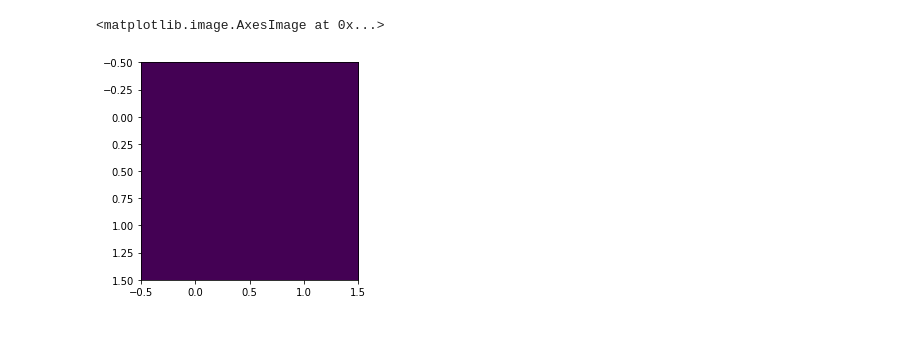
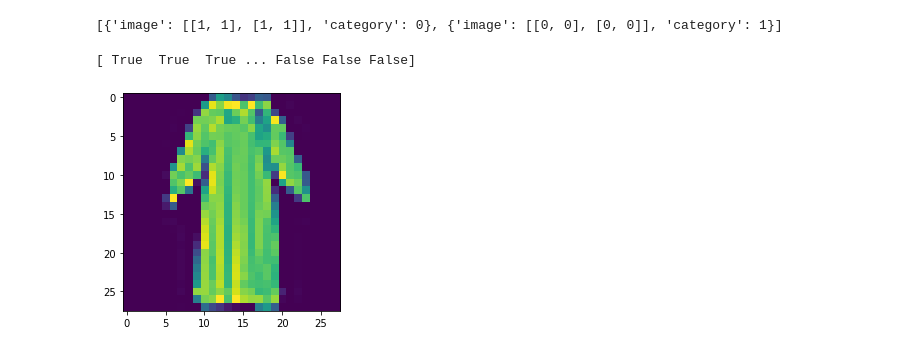
Before and after one commit to iQuHACK/2023_IonQ_Remote, a Jupyter notebook: part1_example_qiskit.ipynb, the cells around one changed output. Drawn from its saved outputs; the diff is of its cells as text; code cells hidden in the pictures.

```diff
--- a/part1_example_qiskit.ipynb
+++ b/part1_example_qiskit.ipynb
@@ -61,11 +61,22 @@ def image_mse(image1,image2):
+# %%
+#load the mock data (for testing only)
+files=os.listdir("mock_data")
+dataset=list()
+for file in files:
+    with open('mock_data/'+file, "r") as infile:
+        loaded = json.load(infile)
+        dataset.append(loaded)
+
+print(dataset)
+# %% [output]
+[{'image': [[1, 1], [1, 1]], 'category': 0}, {'image': [[0, 0], [0, 0]], 'category': 1}]
 # %%
-data_path='mock_data'
 #load the actual hackthon data (fashion-mnist)
-images=np.load(data_path+'/images.npy')
-labels=np.load(data_path+'/labels.npy')
+images=np.load('data/images.npy')
+labels=np.load('data/labels.npy')
 #you can visualize it
-import matplotlib.pyplot as plt
-plt.imshow(images[1])
+plt.imshow(images[1109])
+print(labels)
 # %% [output]
-<matplotlib.image.AxesImage at 0x...>
+[ True  True  True ... False False False]
-[figure, old version]
+[figure, new version]
```
Also changed, not shown: parts of 7 cells of this notebook, 9 other files.
